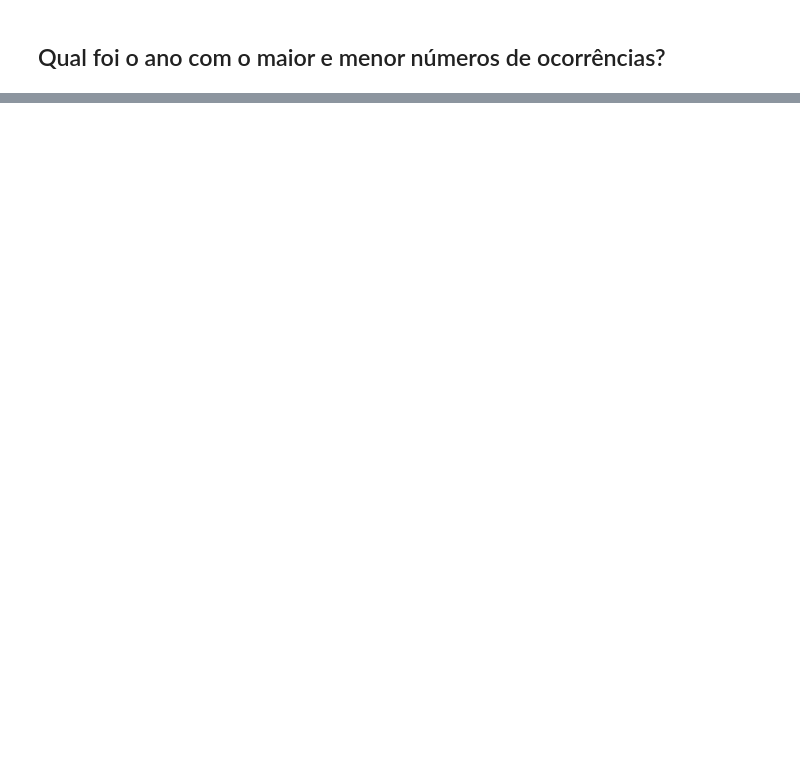
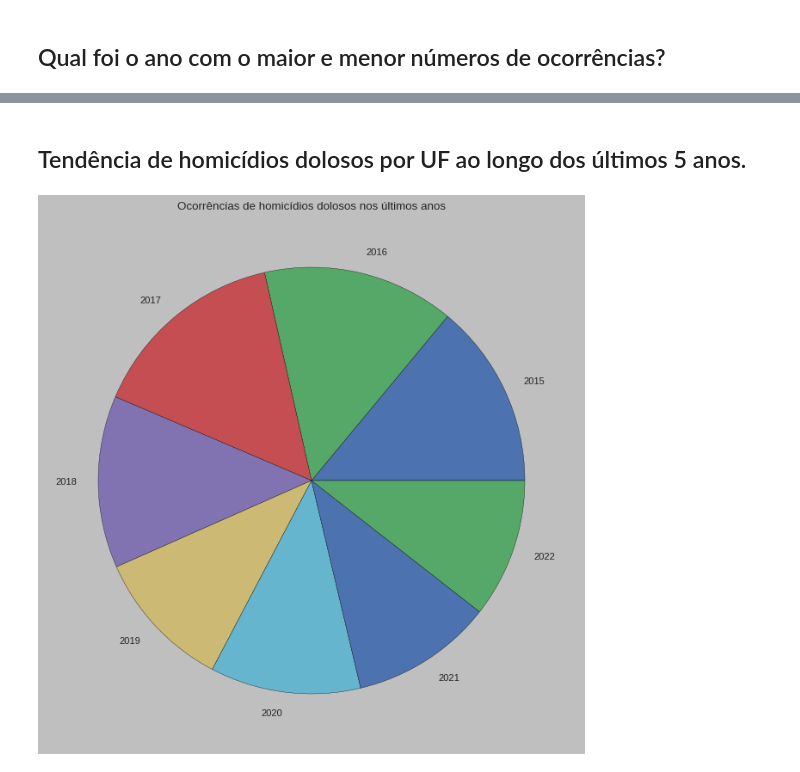
Before and after one commit to kaiquefreire05/analise-ocorrencias-criminais-gov, a Jupyter notebook: análise_ocorrências_criminais.ipynb, the cells around one changed output, grey strips where cells are left out. Saved outputs shown, nothing was run; the diff lists cells and outputs as text; code cells hidden in the pictures; blank space fills up the shorter version.

```diff
--- a/análise_ocorrências_criminais.ipynb
+++ b/análise_ocorrências_criminais.ipynb
@@ -158,2 +200,6 @@ dtype: int64
 # %% [markdown]
 ## Qual foi o ano com o maior e menor números de ocorrências?
+# %%
+plt.style.use('classic')
+df.groupby(df['Ano'])['Ocorrências'].sum().plot(title='Ocorrências criminais no Brasil nos últimos anos', color='orange')
+plt.ylabel('Ocorrências');
@@ -159,0 +242,12 @@ dtype: int64
+# %% [markdown]
+## Tendência de homicídios dolosos por UF ao longo dos últimos 5 anos.
+# %%
+# Criando uma base de dados que recebe apenas homicidios dolosos
+df_homicidio_doloso = df[df['Tipo Crime'] == 'Homicídio doloso']
+# %%
+plt.figure(figsize=(10, 10))
+plt.style.use('seaborn-v0_8')
+df_homicidio_doloso.groupby(['Ano'])['Ocorrências'].sum().plot.pie(title='Ocorrências de homicídios dolosos nos últimos anos')
+plt.ylabel('');
+# %% [output]
+[figure, added]
```
Also changed, not shown: parts of 30 cells of this notebook.
